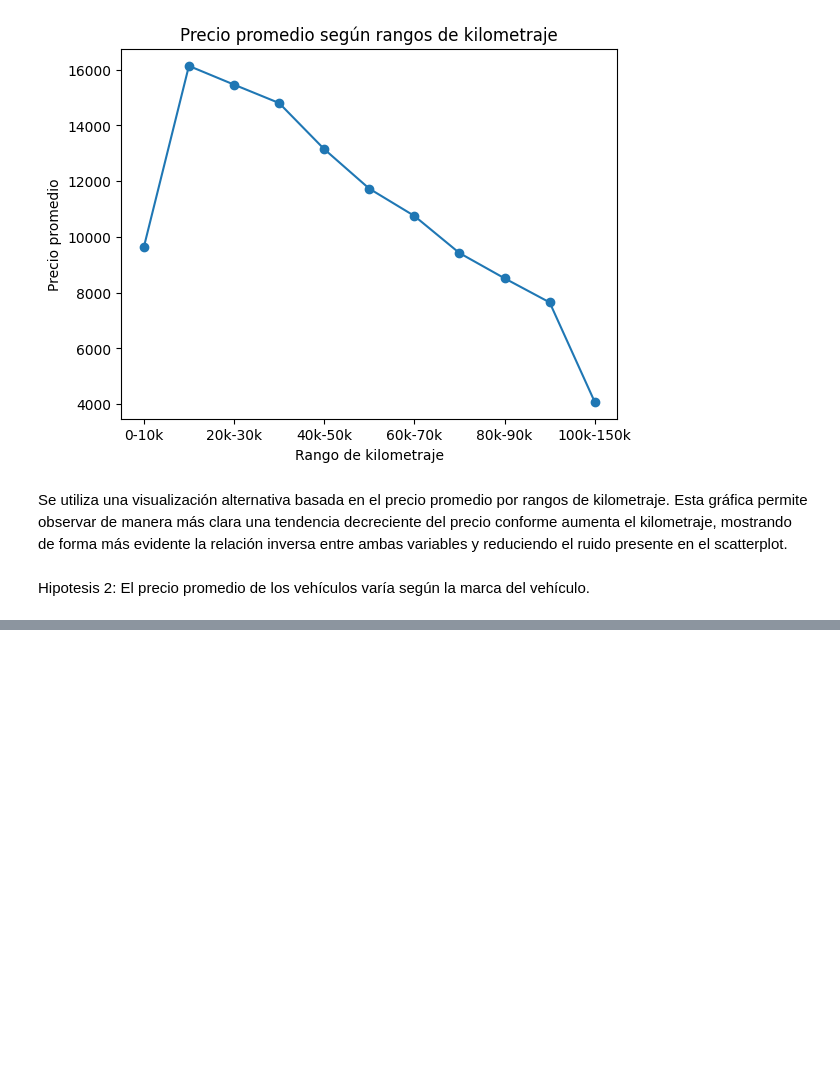
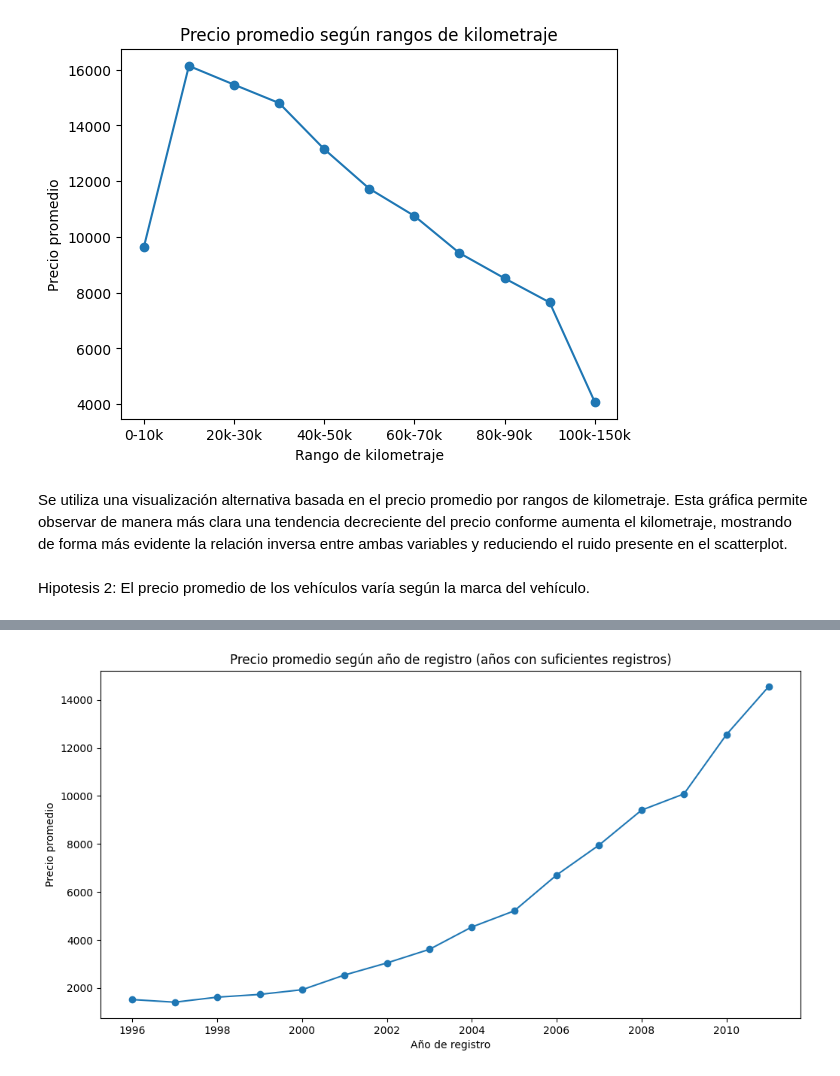
Before and after one commit to tsarien/data-science-1, a Jupyter notebook: ProyectoDSParteI+Alba.ipynb, the cells around one changed output, grey strips where cells are left out. Drawn from its saved outputs; the diff is of its cells as text; code cells hidden in the pictures; blank space fills up the shorter version.

```diff
--- a/ProyectoDSParteI+Alba.ipynb
+++ b/ProyectoDSParteI+Alba.ipynb
@@ -250,0 +379,22 @@ Hipotesis 2: El precio promedio de los vehículos varía según la marca del veh
+# %%
+year_counts = df_clean['yearOfRegistration'].value_counts()
+valid_years = year_counts[year_counts >= 10000].index
+
+df_clean_year = df_clean[df_clean['yearOfRegistration'].isin(valid_years)]
+# %%
+price_by_year = (
+    df_clean_year
+    .groupby('yearOfRegistration')['price']
+    .mean()
+)
+
+plt.figure(figsize=(12, 6))
+price_by_year.plot(kind='line', marker='o')
+
+plt.title('Precio promedio según año de registro (años con suficientes registros)')
+plt.xlabel('Año de registro')
+plt.ylabel('Precio promedio')
+
+plt.show()
+# %% [output]
+[figure, added]
```
Also changed, not shown: parts of 13 cells of this notebook.
